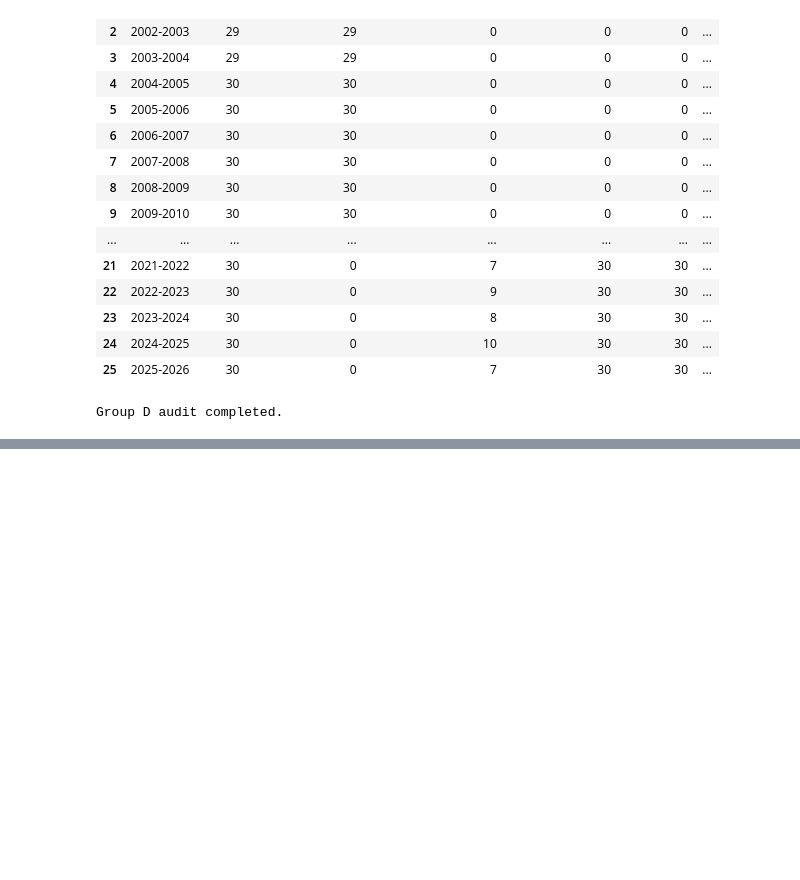
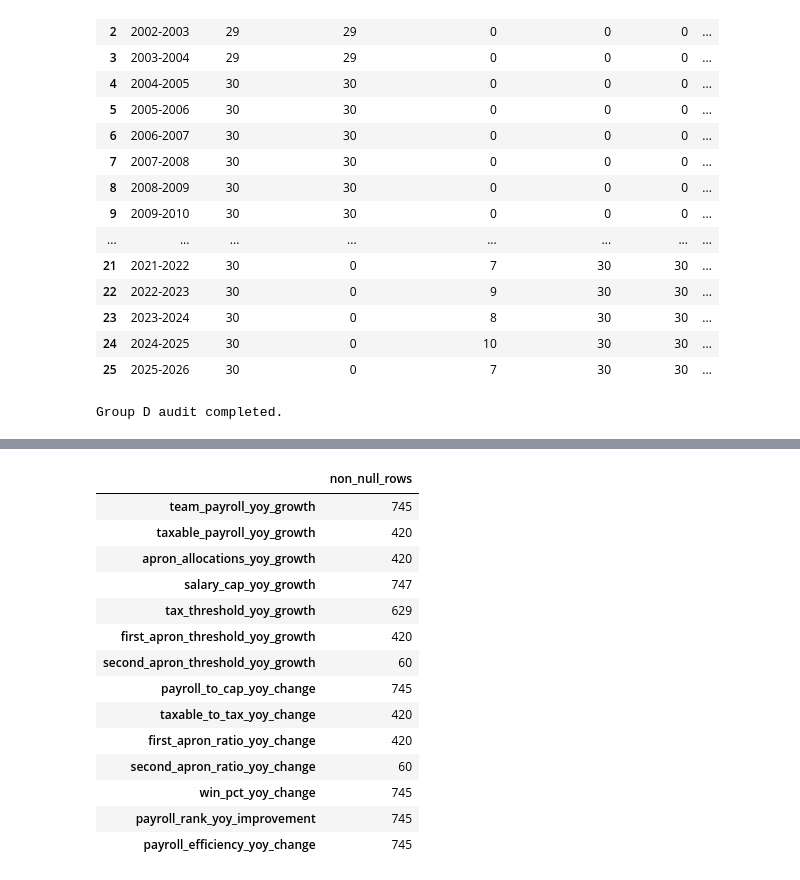
Before and after one commit to jtran226/nba_economics, a Jupyter notebook: notebooks/a01_franchise_season_build.ipynb, the cells around one changed output, grey strips where cells are left out. Drawn from its saved outputs; the diff is of its cells as text; code cells hidden in the pictures; blank space fills up the shorter version.

```diff
--- a/notebooks/a01_franchise_season_build.ipynb
+++ b/notebooks/a01_franchise_season_build.ipynb
@@ -3005,0 +3194,66 @@ Group D audit completed.
+# %%
+
+# A01 v2B — Consolidated structural and coverage audit
+
+v2b_features = [
+    "team_payroll_yoy_growth",
+    "taxable_payroll_yoy_growth",
+    "apron_allocations_yoy_growth",
+    "salary_cap_yoy_growth",
+    "tax_threshold_yoy_growth",
+    "first_apron_threshold_yoy_growth",
+    "second_apron_threshold_yoy_growth",
+    "payroll_to_cap_yoy_change",
+    "taxable_to_tax_yoy_change",
+    "first_apron_ratio_yoy_change",
+    "second_apron_ratio_yoy_change",
+    "win_pct_yoy_change",
+    "payroll_rank_yoy_improvement",
+    "payroll_efficiency_yoy_change"
+]
+
+# Confirm we implemented exactly the selected 14 features.
+assert len(v2b_features) == 14
+
+structure = con.sql("""
+    SELECT
+        COUNT(*) AS rows,
+        COUNT(DISTINCT (franchise_id, season)) AS unique_keys
+    FROM a01_v2b_yoy
+""").df()
+
+display(structure)
+
+assert structure["rows"].iloc[0] == 776
+assert structure["unique_keys"].iloc[0] == 776
+
+# Check that all previous columns are preserved and exactly
+# 14 additional columns were introduced.
+old_columns = con.sql(
+    "DESCRIBE SELECT * FROM a01_v2a_exposure"
+).df()["column_name"].tolist()
+
+new_columns = con.sql(
+    "DESCRIBE SELECT * FROM a01_v2b_yoy"
+).df()["column_name"].tolist()
+
+assert all(c in new_columns for c in old_columns)
+assert set(new_columns) - set(old_columns) == set(v2b_features)
+
+# Count non-null observations for every new feature.
+coverage_sql = ", ".join(
+    f'COUNT("{name}") AS "{name}"'
+    for name in v2b_features
+)
+
+coverage = con.sql(f"""
+    SELECT {coverage_sql}
+    FROM a01_v2b_yoy
+""").df().T
+
+coverage.columns = ["non_null_rows"]
+
+display(coverage)
+
+print("v2B structural and coverage checks passed.")
+# %% [output]
@@ -3005,0 +3262,15 @@ Group D audit completed.
+|  | non_null_rows |
+| team_payroll_yoy_growth | 745 |
+| taxable_payroll_yoy_growth | 420 |
+| apron_allocations_yoy_growth | 420 |
+| salary_cap_yoy_growth | 747 |
+| tax_threshold_yoy_growth | 629 |
+| first_apron_threshold_yoy_growth | 420 |
+| second_apron_threshold_yoy_growth | 60 |
+| payroll_to_cap_yoy_change | 745 |
+| taxable_to_tax_yoy_change | 420 |
+| first_apron_ratio_yoy_change | 420 |
+| second_apron_ratio_yoy_change | 60 |
+| win_pct_yoy_change | 745 |
+| payroll_rank_yoy_improvement | 745 |
+| payroll_efficiency_yoy_change | 745 |
```
Also changed, not shown: parts of 3 cells of this notebook.
